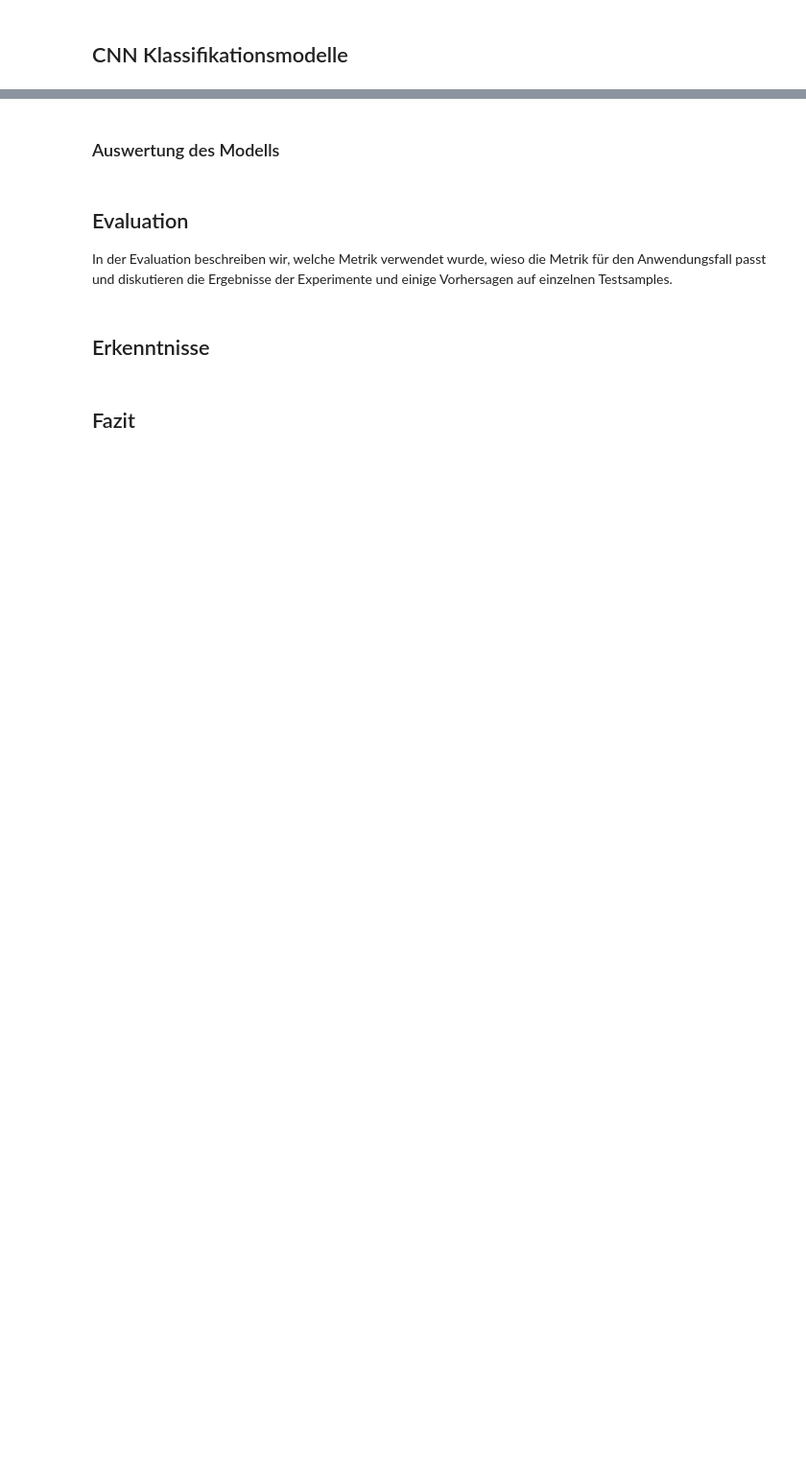
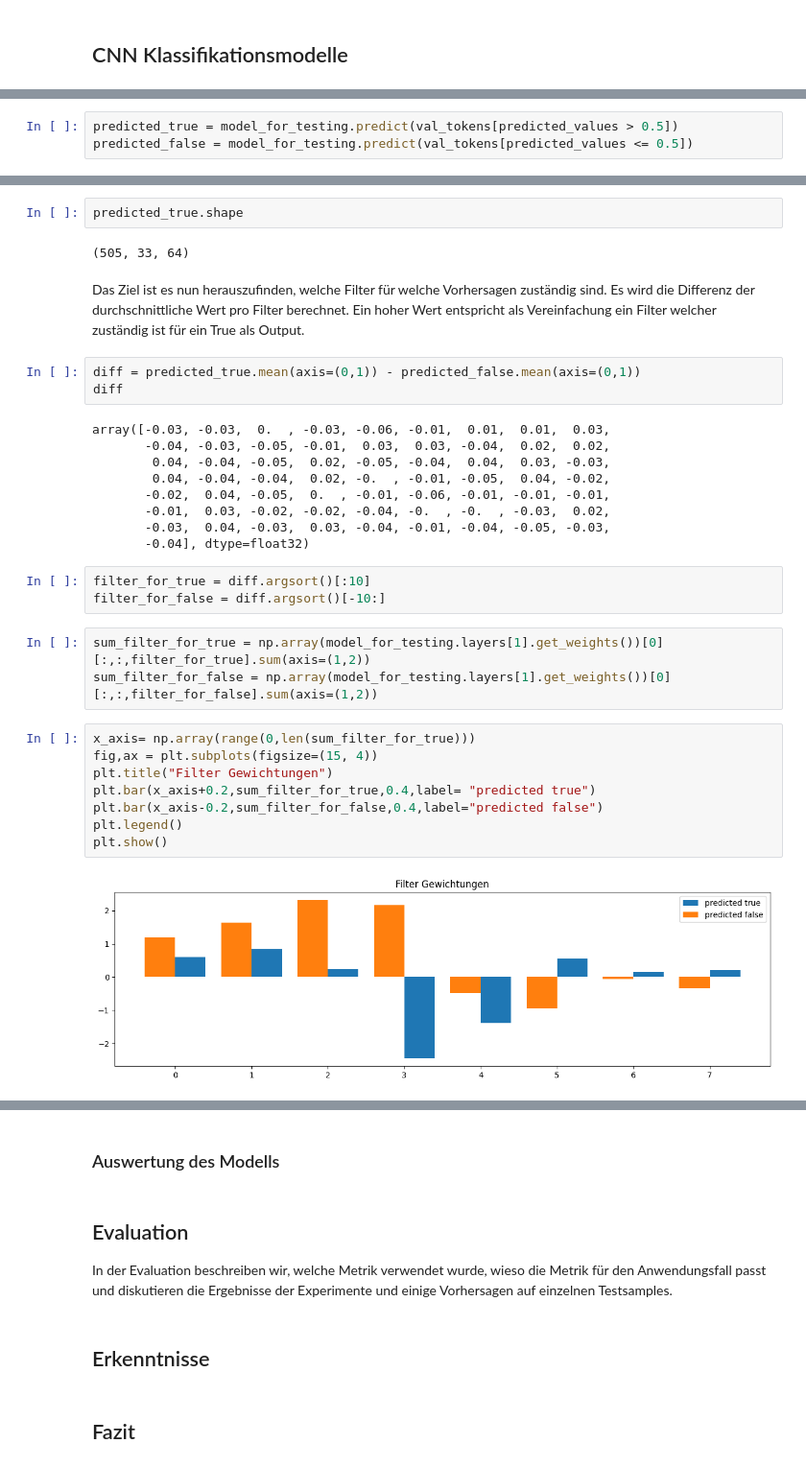
Before and after one commit to florinbarbisch/npr-mc1-text-classification, a Jupyter notebook: Model3_CNN.ipynb, the cells around one changed output, grey strips where cells are left out. Shown at 96% size. Saved outputs shown, nothing was run; the diff lists cells and outputs as text; blank space fills up the shorter version.

Commit message:
add bert tweet embeddings and analyse filters

```diff
--- a/Model3_CNN.ipynb
+++ b/Model3_CNN.ipynb
@@ -434,0 +264,3 @@ example_prediction(model)
+# %%
+predicted_true = model_for_testing.predict(val_tokens[predicted_values > 0.5])
+predicted_false = model_for_testing.predict(val_tokens[predicted_values <= 0.5])
@@ -434,0 +274,34 @@ example_prediction(model)
+# %%
+predicted_true.shape
+# %% [output]
+(505, 33, 64)
+# %% [markdown]
+Das Ziel ist es nun herauszufinden, welche Filter für welche Vorhersagen zuständig sind. Es wird die Differenz der durchschnittliche Wert pro Filter berechnet. Ein hoher Wert entspricht als Vereinfachung ein Filter welcher zuständig ist für ein True als Output.
+# %%
+diff = predicted_true.mean(axis=(0,1)) - predicted_false.mean(axis=(0,1))
+diff
+# %% [output]
+array([-0.03, -0.03,  0.  , -0.03, -0.06, -0.01,  0.01,  0.01,  0.03,
+       -0.04, -0.03, -0.05, -0.01,  0.03,  0.03, -0.04,  0.02,  0.02,
+        0.04, -0.04, -0.05,  0.02, -0.05, -0.04,  0.04,  0.03, -0.03,
+        0.04, -0.04, -0.04,  0.02, -0.  , -0.01, -0.05,  0.04, -0.02,
+       -0.02,  0.04, -0.05,  0.  , -0.01, -0.06, -0.01, -0.01, -0.01,
+       -0.01,  0.03, -0.02, -0.02, -0.04, -0.  , -0.  , -0.03,  0.02,
+       -0.03,  0.04, -0.03,  0.03, -0.04, -0.01, -0.04, -0.05, -0.03,
+       -0.04], dtype=float32)
+# %%
+filter_for_true = diff.argsort()[:10]
+filter_for_false = diff.argsort()[-10:]
+# %%
+sum_filter_for_true = np.array(model_for_testing.layers[1].get_weights())[0][:,:,filter_for_true].sum(axis=(1,2))
+sum_filter_for_false = np.array(model_for_testing.layers[1].get_weights())[0][:,:,filter_for_false].sum(axis=(1,2))
+# %%
+x_axis= np.array(range(0,len(sum_filter_for_true)))
+fig,ax = plt.subplots(figsize=(15, 4))
+plt.title("Filter Gewichtungen")
+plt.bar(x_axis+0.2,sum_filter_for_true,0.4,label= "predicted true")
+plt.bar(x_axis-0.2,sum_filter_for_false,0.4,label="predicted false")
+plt.legend()
+plt.show()
+# %% [output]
+[figure, added]
```
Also changed, not shown: parts of 62 cells of this notebook.
